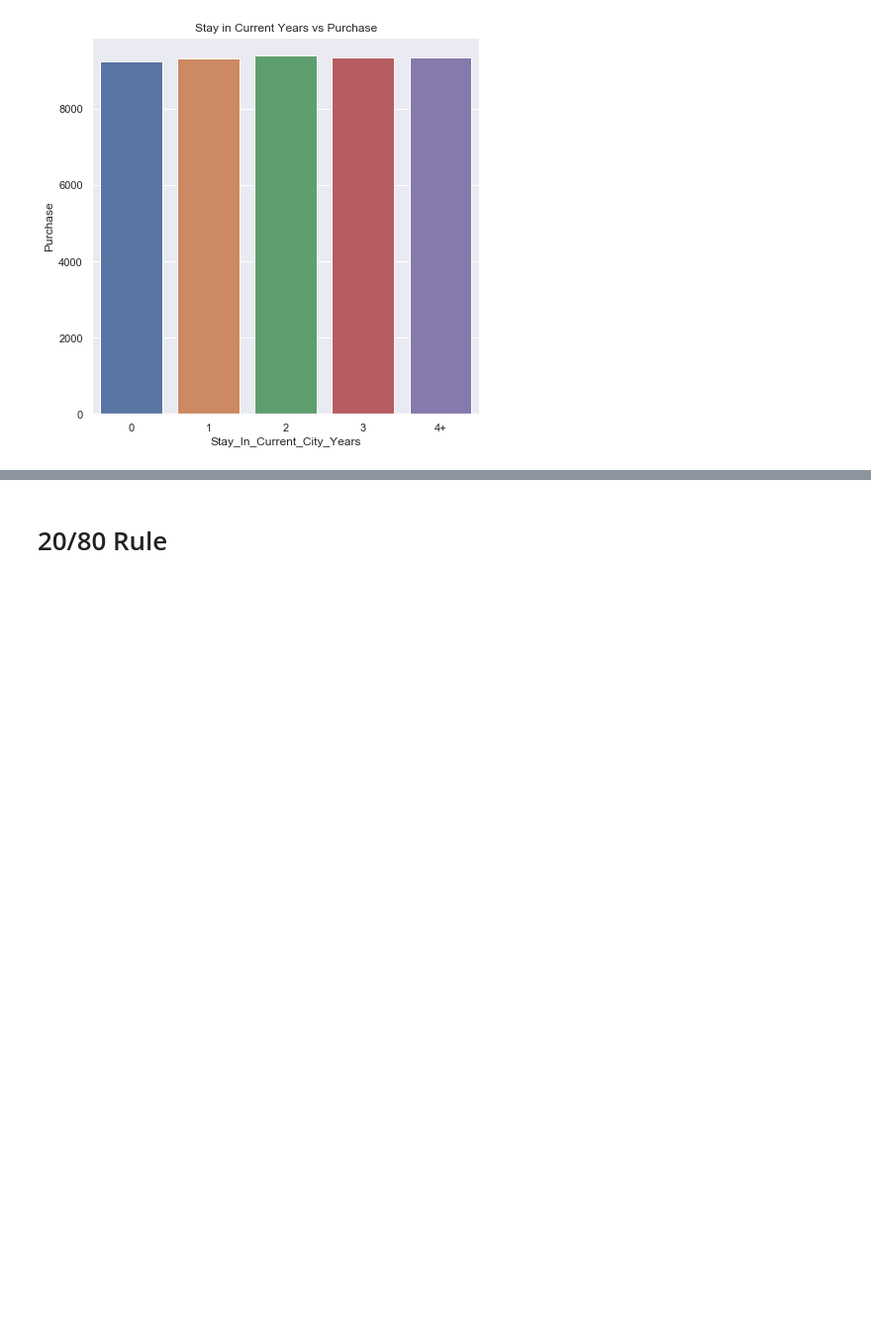
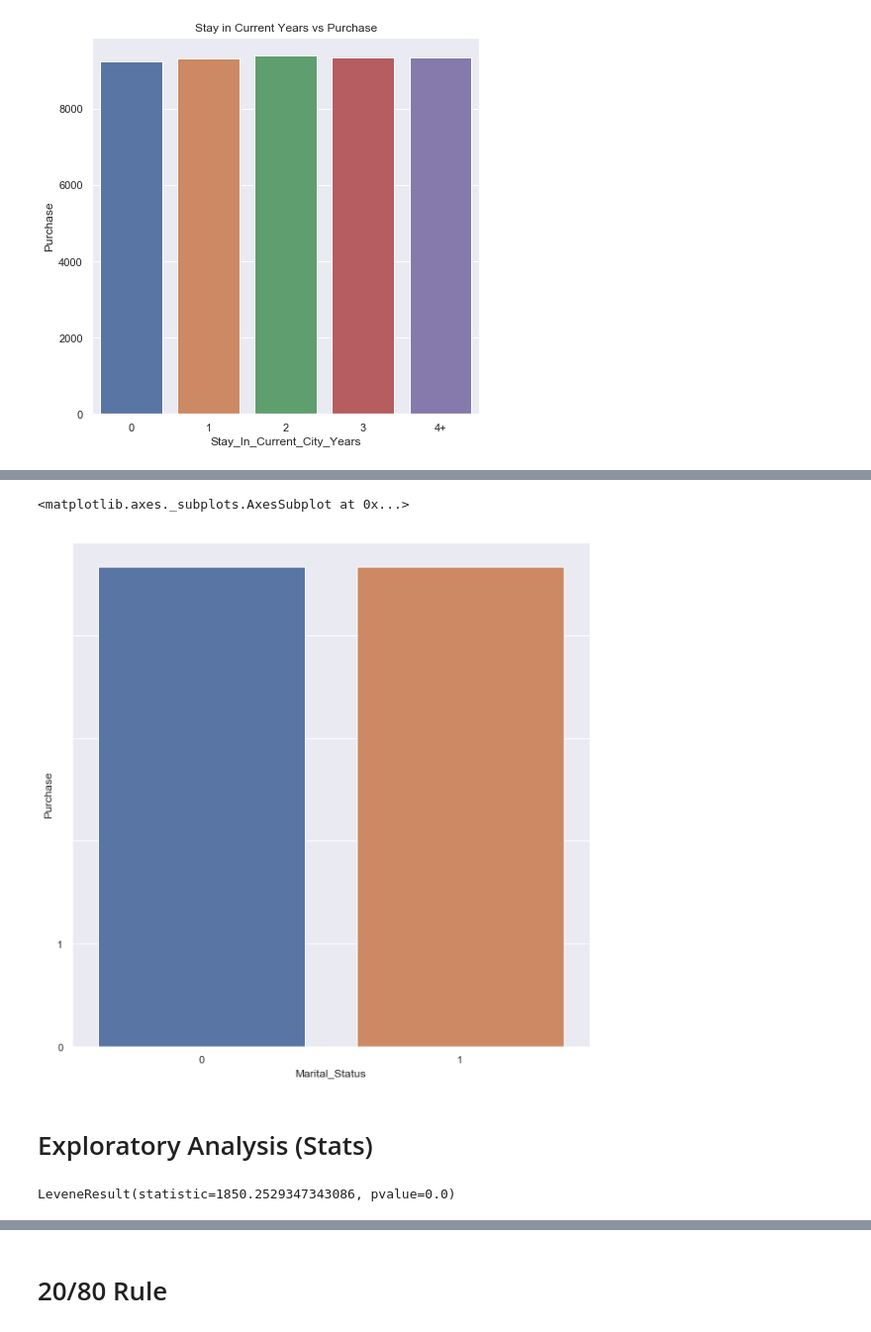
Before and after one commit to DishantBhatt/BlackFridaySales, a Jupyter notebook: BlackFridayAnalysis.ipynb, the cells around one changed output, grey strips where cells are left out. Shown: that part at 99% size. Drawn from its saved outputs; the diff is of its cells as text; code cells hidden in the pictures; blank space fills up the shorter version.

```diff
--- a/BlackFridayAnalysis.ipynb
+++ b/BlackFridayAnalysis.ipynb
@@ -116,0 +125,11 @@ sns.barplot(x = 'Gender', y = 'AvgPurchase', data = gender_pur, ax = axs[1])
+# %%
+df_mar = df.groupby(['Marital_Status']).mean().reset_index()
+
+fig, axs = plt.subplots(figsize = (10,10))
+axs.set_yticklabels(df_mar['Marital_Status'], minor=False)
+sns.barplot(x= 'Marital_Status', y = 'Purchase', data = df_mar, ax= axs )
+# %% [output]
+<matplotlib.axes._subplots.AxesSubplot at 0x...>
+[figure, added]
+# %% [markdown]
+# Exploratory Analysis (Stats)
@@ -116,0 +139,7 @@ sns.barplot(x = 'Gender', y = 'AvgPurchase', data = gender_pur, ax = axs[1])
+# %%
+df_F = df[df.Gender == 'F']
+df_M = df[df.Gender == 'M']
+
+print(stats.levene(df_F.Purchase, df_M.Purchase))
+# %% [output]
+LeveneResult(statistic=1850.2529347343086, pvalue=0.0)
```
Also changed, not shown: parts of 12 cells of this notebook.
